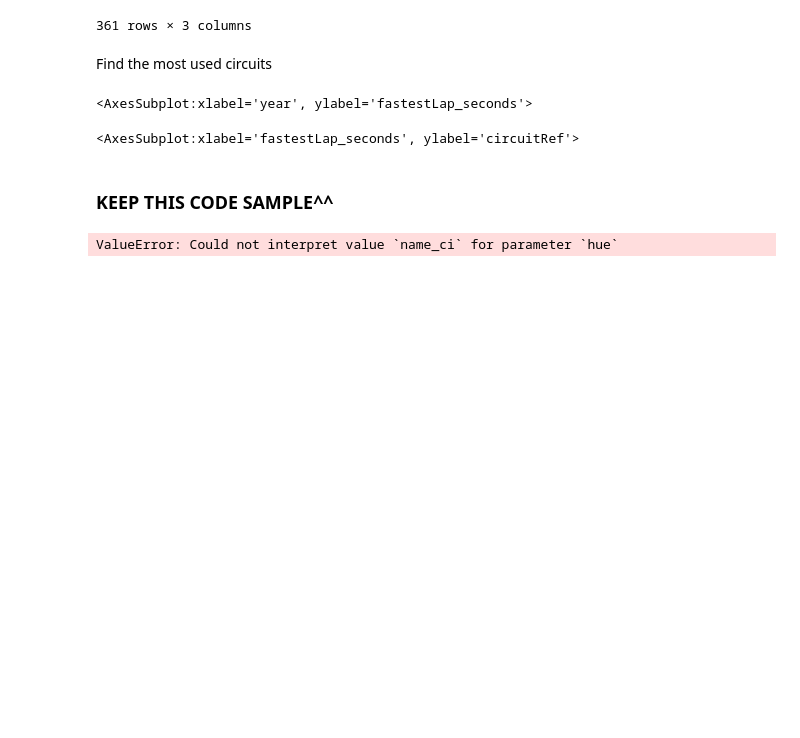
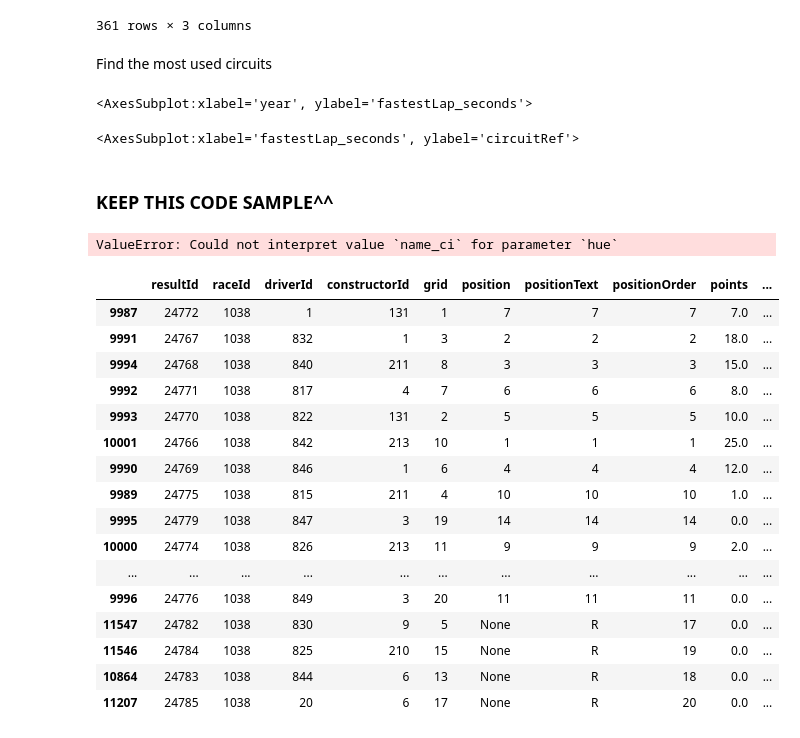
Before and after one commit to austin-mccollum/nycdsa_python_project, a Jupyter notebook: lap_speed_analysis.ipynb, the cells around one changed output. Cells and saved outputs as stored; diff of their text form; code cells hidden in the pictures; blank space fills up the shorter version.

```diff
--- a/lap_speed_analysis.ipynb
+++ b/lap_speed_analysis.ipynb
@@ -780,3 +802,23 @@ fig.savefig('yup.png')
 plt.show()
 # %%
 df.groupby(['raceId', 'race_name', 'year'], as_index=False)['fastestLap_seconds'].std().sort_values(by='fastestLap_seconds', ascending=False).head(10)
+# %%
+df.loc[(df.circuitRef=='monza') & (df.year==2020)].sort_values(by='fastestLapSpeed', ascending=False)
+# %% [output]
+|  | resultId | raceId | driverId | constructorId | grid | position | positionText | positionOrder | points | ... |
+| 9987 | 24772 | 1038 | 1 | 131 | 1 | 7 | 7 | 7 | 7.0 | ... |
+| 9991 | 24767 | 1038 | 832 | 1 | 3 | 2 | 2 | 2 | 18.0 | ... |
+| 9994 | 24768 | 1038 | 840 | 211 | 8 | 3 | 3 | 3 | 15.0 | ... |
+| 9992 | 24771 | 1038 | 817 | 4 | 7 | 6 | 6 | 6 | 8.0 | ... |
+| 9993 | 24770 | 1038 | 822 | 131 | 2 | 5 | 5 | 5 | 10.0 | ... |
+| 10001 | 24766 | 1038 | 842 | 213 | 10 | 1 | 1 | 1 | 25.0 | ... |
+| 9990 | 24769 | 1038 | 846 | 1 | 6 | 4 | 4 | 4 | 12.0 | ... |
+| 9989 | 24775 | 1038 | 815 | 211 | 4 | 10 | 10 | 10 | 1.0 | ... |
+| 9995 | 24779 | 1038 | 847 | 3 | 19 | 14 | 14 | 14 | 0.0 | ... |
+| 10000 | 24774 | 1038 | 826 | 213 | 11 | 9 | 9 | 9 | 2.0 | ... |
+| ... | ... | ... | ... | ... | ... | ... | ... | ... | ... | ... |
+| 9996 | 24776 | 1038 | 849 | 3 | 20 | 11 | 11 | 11 | 0.0 | ... |
+| 11547 | 24782 | 1038 | 830 | 9 | 5 | None | R | 17 | 0.0 | ... |
+| 11546 | 24784 | 1038 | 825 | 210 | 15 | None | R | 19 | 0.0 | ... |
+| 10864 | 24783 | 1038 | 844 | 6 | 13 | None | R | 18 | 0.0 | ... |
+| 11207 | 24785 | 1038 | 20 | 6 | 17 | None | R | 20 | 0.0 | ... |
```
Also changed, not shown: parts of 10 cells of this notebook, 2 other files.
